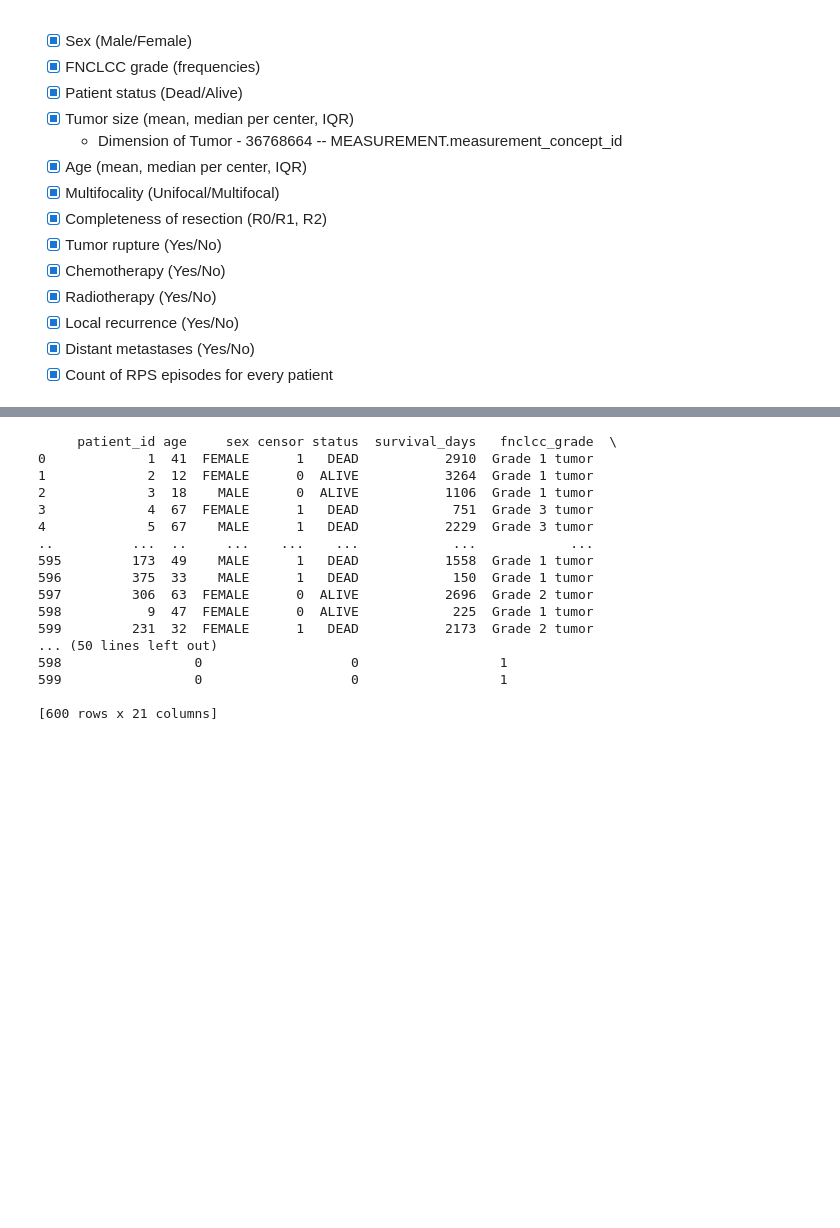
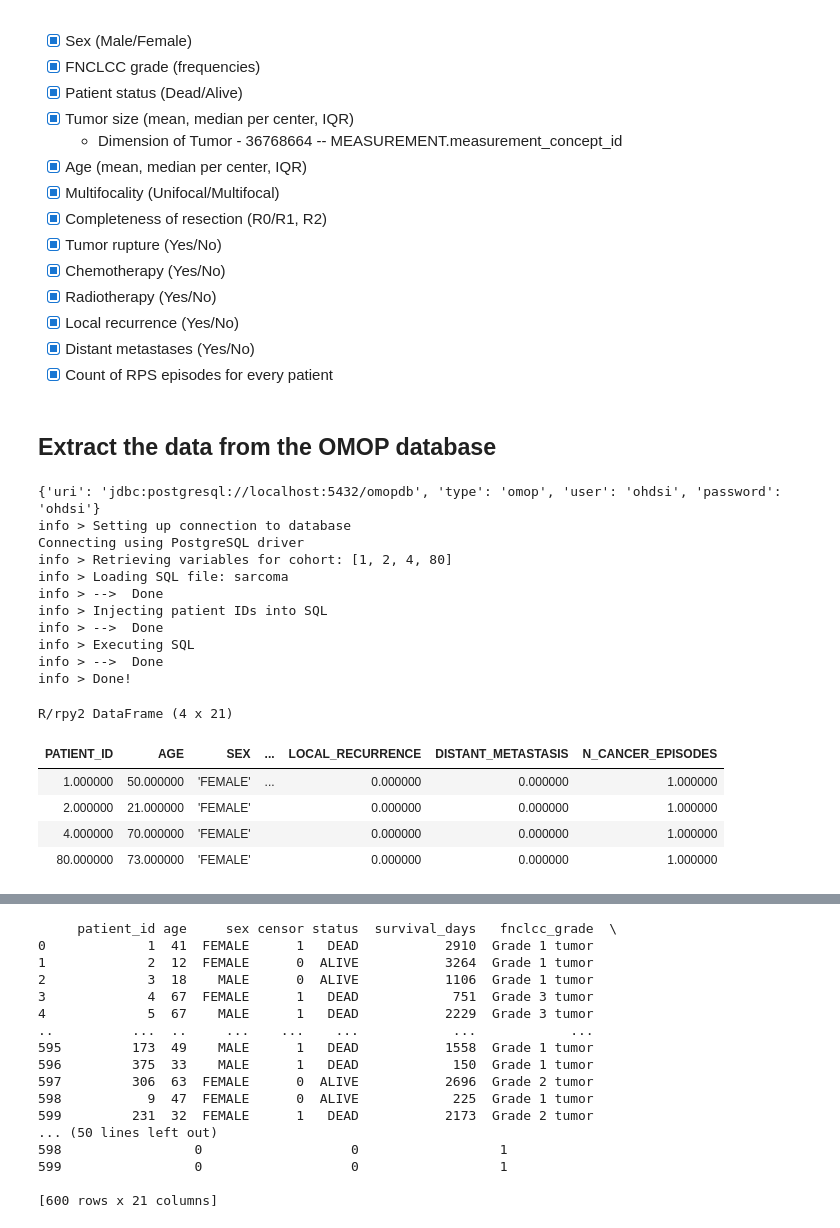
Before and after one commit to IKNL/idea4rc-vantage6-algorithms, a Jupyter notebook: use_cases/sarcoma.ipynb, the cells around one changed output, grey strips where cells are left out. Saved outputs shown, nothing was run; the diff lists cells and outputs as text; code cells hidden in the pictures; blank space fills up the shorter version.

```diff
--- a/use_cases/sarcoma.ipynb
+++ b/use_cases/sarcoma.ipynb
@@ -23,3 +23,5 @@
 * [x] Local recurrence (Yes/No)
 * [x] Distant metastases (Yes/No)
 * [x] Count of RPS episodes for every patient
+# %% [markdown]
+## Extract the data from the OMOP database
@@ -25,0 +34,43 @@
+# %%
+import os
+
+os.environ["DATABASE_URI"] = "jdbc:postgresql://localhost:5432/omopdb"
+os.environ["DATABASE_TYPE"] = "omop"
+os.environ["DB_PARAM_user"] = "ohdsi"
+os.environ["DB_PARAM_password"] = "ohdsi"
+
+from pkg_resources import importlib
+sessions = importlib.import_module("v6-sessions")
+
+from vantage6.algorithm.decorator import source_database
+
+@source_database
+def print_connection_details(connection_details):
+    print(connection_details)
+
+print_connection_details()
+
+cohort_df = sessions.create_cohort(
+    patient_ids=[1, 2, 4, 80],
+    features="sarcoma"
+)
+
+cohort_df.head()
+# %% [output]
+{'uri': 'jdbc:postgresql://localhost:5432/omopdb', 'type': 'omop', 'user': 'ohdsi', 'password': 'ohdsi'}
+info > Setting up connection to database
+Connecting using PostgreSQL driver
+info > Retrieving variables for cohort: [1, 2, 4, 80]
+info > Loading SQL file: sarcoma
+info > -->  Done
+info > Injecting patient IDs into SQL
+info > -->  Done
+info > Executing SQL
+info > -->  Done
+info > Done!
+R/rpy2 DataFrame (4 x 21)
+| PATIENT_ID | AGE | SEX | ... | LOCAL_RECURRENCE | DISTANT_METASTASIS | N_CANCER_EPISODES |
+| 1.000000 | 50.000000 | 'FEMALE' | ... | 0.000000 | 0.000000 | 1.000000 |
+| 2.000000 | 21.000000 | 'FEMALE' |  | 0.000000 | 0.000000 | 1.000000 |
+| 4.000000 | 70.000000 | 'FEMALE' |  | 0.000000 | 0.000000 | 1.000000 |
+| 80.000000 | 73.000000 | 'FEMALE' |  | 0.000000 | 0.000000 | 1.000000 |
```
Also changed, not shown: parts of 8 cells of this notebook, 8 other files.
